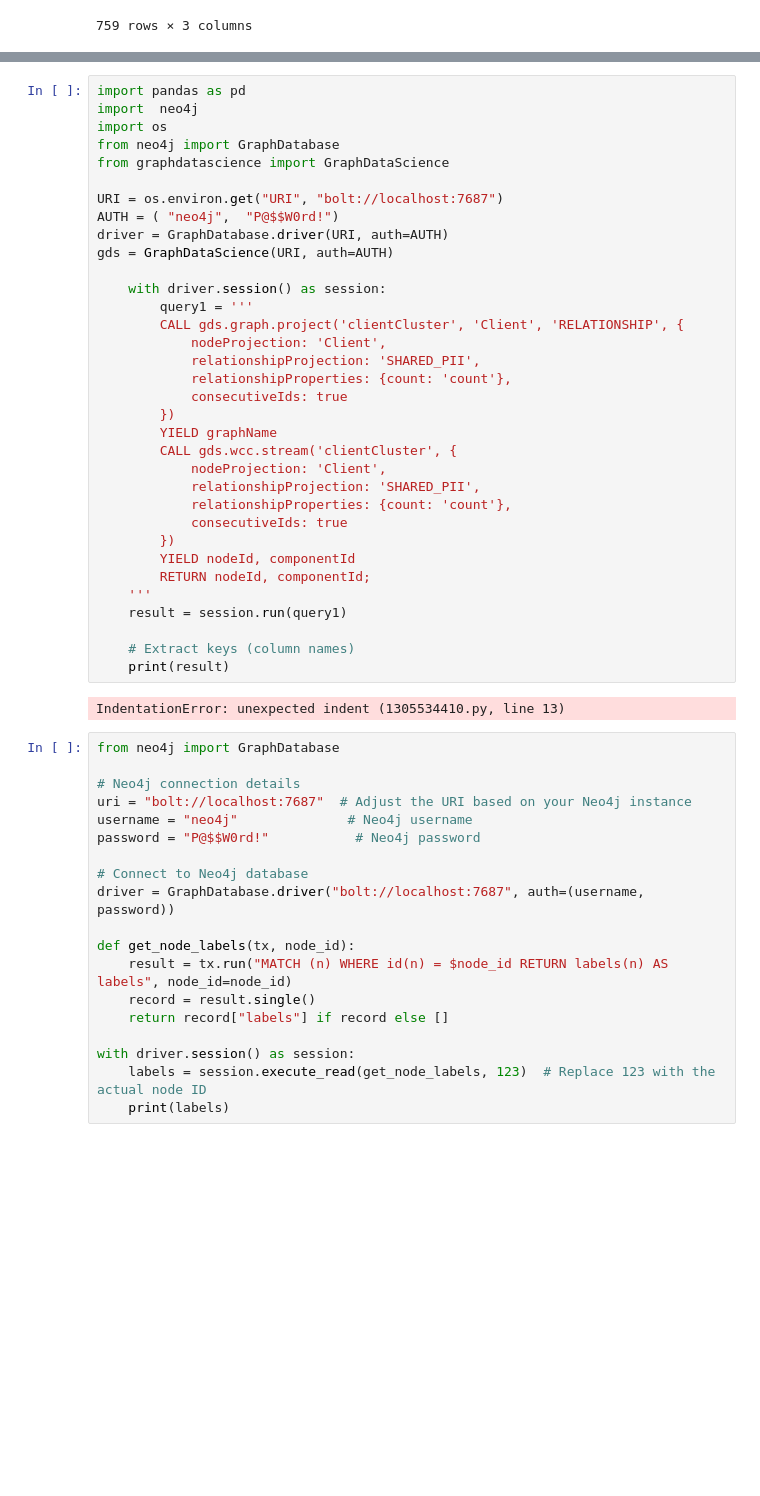
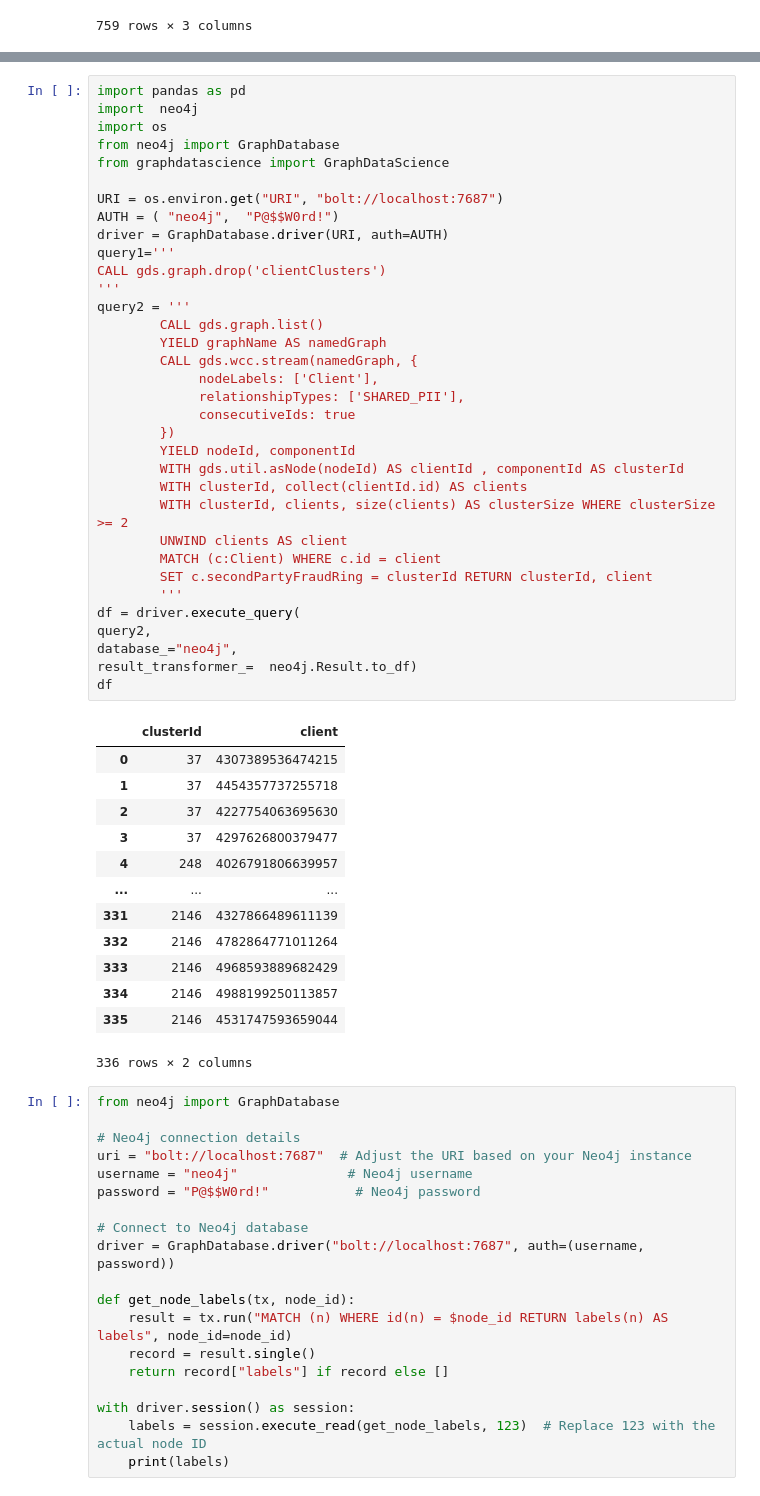
Before and after one commit to nunezh-sunypoly/CS350_Assignment_03, a Jupyter notebook: SC350_assignment_03.ipynb, the cells around one changed output, grey strips where cells are left out. Drawn from its saved outputs; the diff is of its cells as text; blank space fills up the shorter version.

```diff
--- a/SC350_assignment_03.ipynb
+++ b/SC350_assignment_03.ipynb
@@ -472,39 +513,51 @@ ClientError: {code: Neo.ClientError.Procedure.ProcedureCallFailed} {message: Fai
 # %%
 import pandas as pd
 import  neo4j
 import os
 from neo4j import GraphDatabase
 from graphdatascience import GraphDataScience
 
 URI = os.environ.get("URI", "bolt://localhost:7687")
 AUTH = ( "neo4j",  "P@$$W0rd!")
 driver = GraphDatabase.driver(URI, auth=AUTH)
-gds = GraphDataScience(URI, auth=AUTH)
-
-    with driver.session() as session:
-        query1 = '''
-        CALL gds.graph.project('clientCluster', 'Client', 'RELATIONSHIP', {
-            nodeProjection: 'Client',
-            relationshipProjection: 'SHARED_PII',
-            relationshipProperties: {count: 'count'},
-            consecutiveIds: true
-        })
-        YIELD graphName
-        CALL gds.wcc.stream('clientCluster', {
-            nodeProjection: 'Client',
-            relationshipProjection: 'SHARED_PII',
-            relationshipProperties: {count: 'count'},
-            consecutiveIds: true
+query1='''
+CALL gds.graph.drop('clientClusters')
+'''
+query2 = '''
+        CALL gds.graph.list()
+        YIELD graphName AS namedGraph
+        CALL gds.wcc.stream(namedGraph, {
+             nodeLabels: ['Client'],
+             relationshipTypes: ['SHARED_PII'],
+             consecutiveIds: true
         })
         YIELD nodeId, componentId
-        RETURN nodeId, componentId;
-    '''
-    result = session.run(query1)
-
-    # Extract keys (column names)
-    print(result)
+        WITH gds.util.asNode(nodeId) AS clientId , componentId AS clusterId
+        WITH clusterId, collect(clientId.id) AS clients
+        WITH clusterId, clients, size(clients) AS clusterSize WHERE clusterSize >= 2
+        UNWIND clients AS client
+        MATCH (c:Client) WHERE c.id = client
+        SET c.secondPartyFraudRing = clusterId RETURN clusterId, client
+        '''
+df = driver.execute_query(
+query2,
+database_="neo4j",
+result_transformer_=  neo4j.Result.to_df)
+df
 # %% [output]
+|  | clusterId | client |
+| 0 | 37 | 4307389536474215 |
+| 1 | 37 | 4454357737255718 |
+| 2 | 37 | 4227754063695630 |
+| 3 | 37 | 4297626800379477 |
+| 4 | 248 | 4026791806639957 |
+| ... | ... | ... |
+| 331 | 2146 | 4327866489611139 |
+| 332 | 2146 | 4782864771011264 |
+| 333 | 2146 | 4968593889682429 |
+| 334 | 2146 | 4988199250113857 |
+| 335 | 2146 | 4531747593659044 |
-IndentationError: unexpected indent (1305534410.py, line 13)
+336 rows × 2 columns
 # %%
 from neo4j import GraphDatabase
 
```
Also changed, not shown: parts of 25 cells of this notebook.
